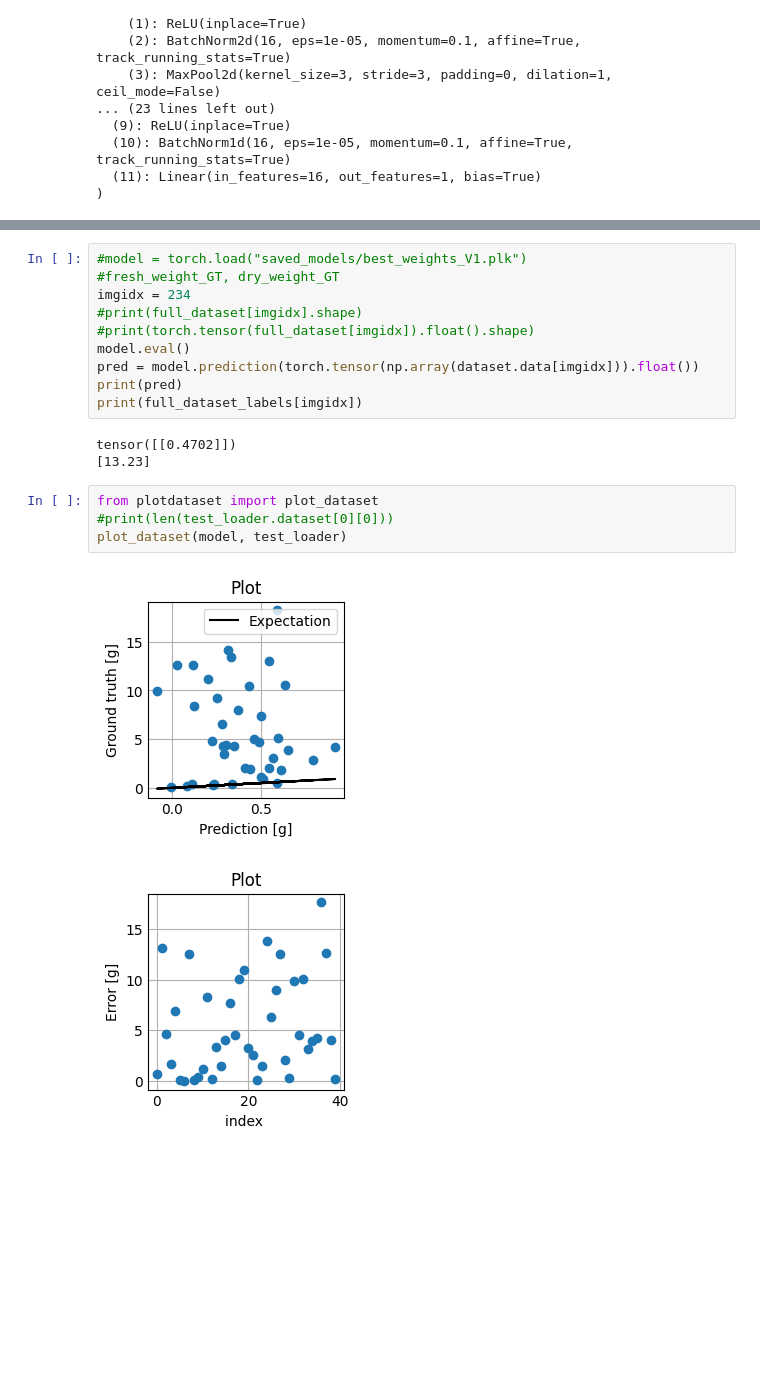
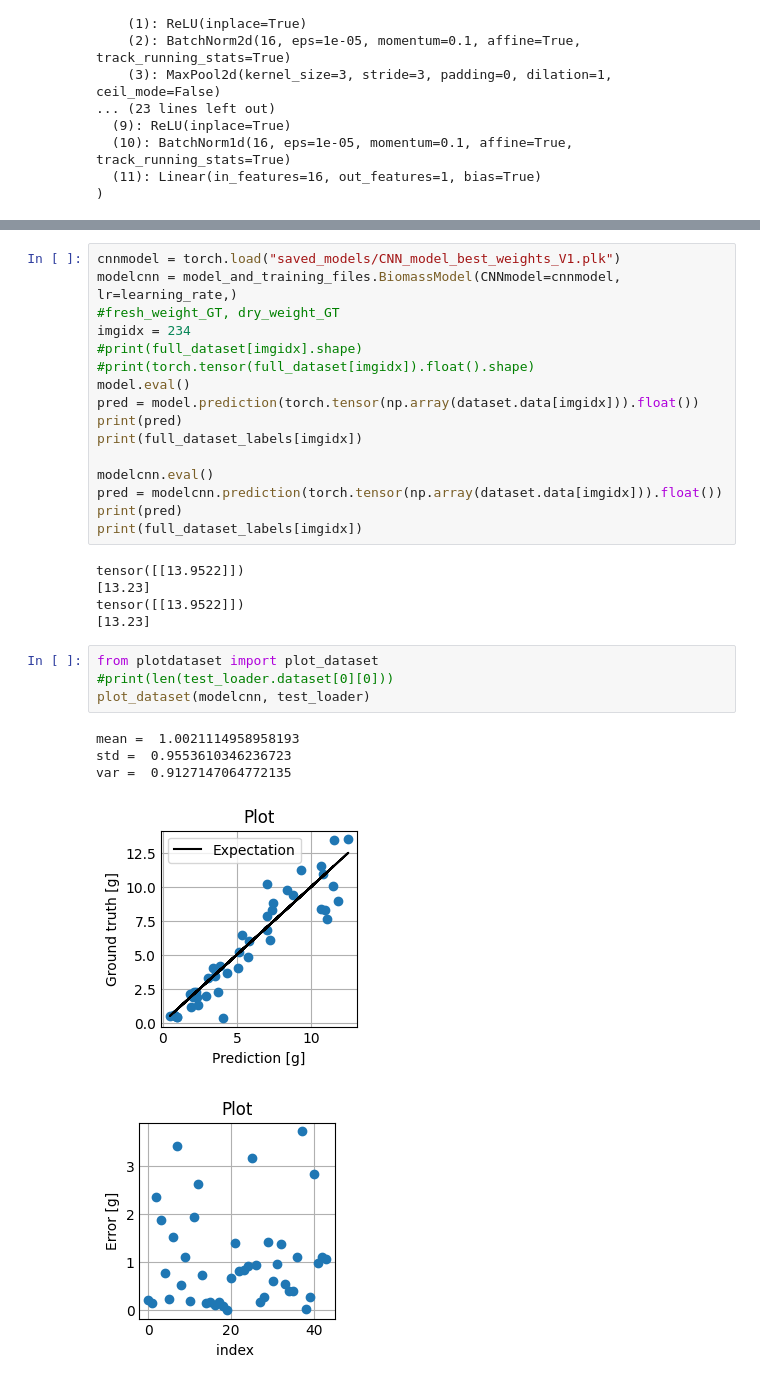
Before and after one commit to UlrichFarhadi/Biomass_Estimation, a Jupyter notebook: mainfile.ipynb, the cells around one changed output, grey strips where cells are left out. Drawn from its saved outputs; the diff is of its cells as text; blank space fills up the shorter version.

Commit message:
save and load

```diff
--- a/mainfile.ipynb
+++ b/mainfile.ipynb
@@ -184,5 +194,6 @@ LOCAL_RANK: 0 - CUDA_VISIBLE_DEVICES: [0]
 # %%
-#model = torch.load("saved_models/best_weights_V1.plk")
+cnnmodel = torch.load("saved_models/CNN_model_best_weights_V1.plk")
+modelcnn = model_and_training_files.BiomassModel(CNNmodel=cnnmodel, lr=learning_rate,)
 #fresh_weight_GT, dry_weight_GT
 imgidx = 234
 #print(full_dataset[imgidx].shape)
@@ -191,13 +202,23 @@ model.eval()
 pred = model.prediction(torch.tensor(np.array(dataset.data[imgidx])).float())
 print(pred)
 print(full_dataset_labels[imgidx])
+
+modelcnn.eval()
+pred = modelcnn.prediction(torch.tensor(np.array(dataset.data[imgidx])).float())
+print(pred)
+print(full_dataset_labels[imgidx])
 # %% [output]
-tensor([[0.4702]])
+tensor([[13.9522]])
 [13.23]
+tensor([[13.9522]])
+[13.23]
 # %%
 from plotdataset import plot_dataset
 #print(len(test_loader.dataset[0][0]))
-plot_dataset(model, test_loader)
+plot_dataset(modelcnn, test_loader)
 # %% [output]
+mean =  1.0021114958958193
+std =  0.9553610346236723
+var =  0.9127147064772135
-[figure, old version]
+[figure, new version]
-[figure, old version]
+[figure, new version]
```
Also changed, not shown: parts of 3 cells of this notebook.
